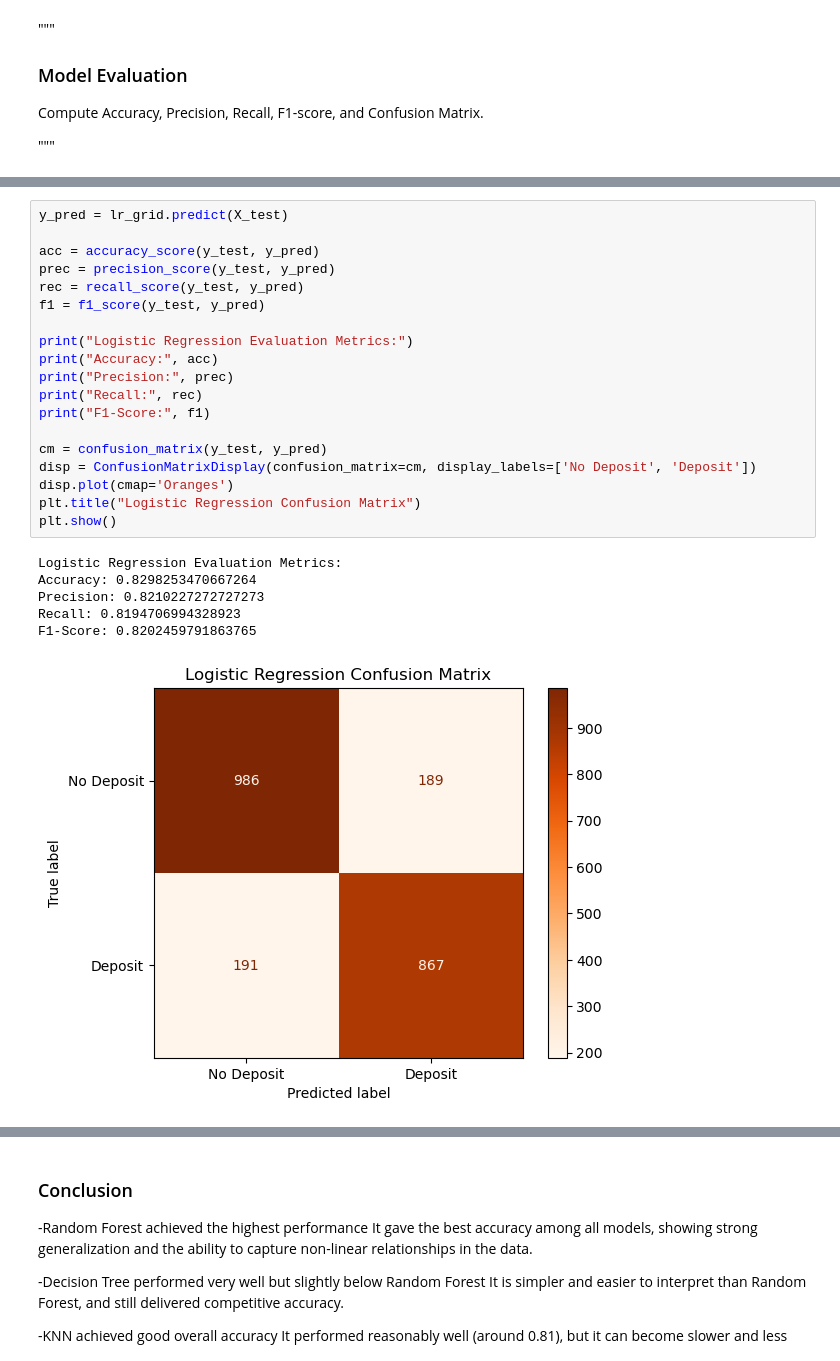
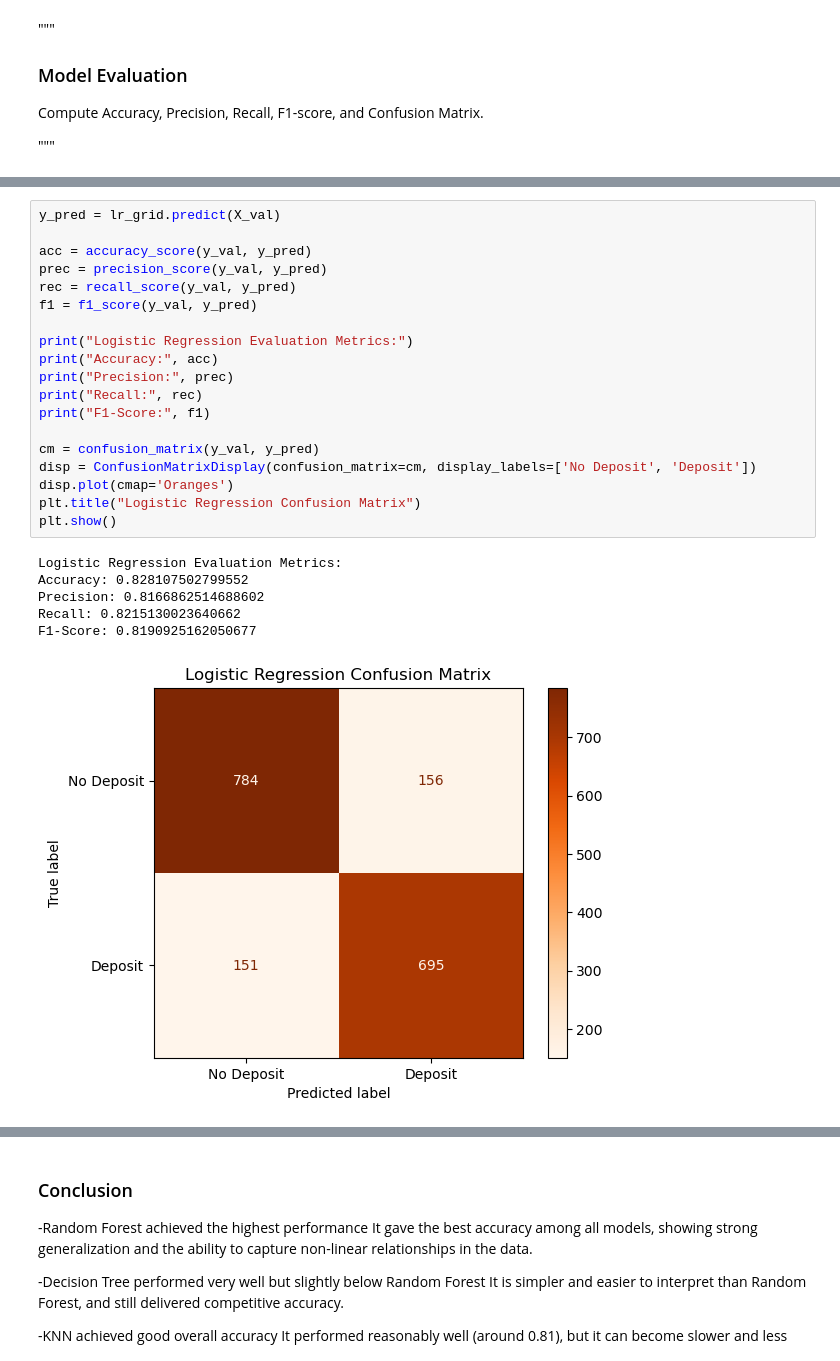
Before and after one commit to Mohamedshawky4/marketing-prediction-ML-website, a Jupyter notebook: Bank Marketing Prediction System (1).ipynb, the cells around one changed output, grey strips where cells are left out. Saved outputs shown, nothing was run; the diff lists cells and outputs as text.

```diff
--- a/Bank Marketing Prediction System (1).ipynb
+++ b/Bank Marketing Prediction System (1).ipynb
@@ -814,27 +816,27 @@ F1-Score: 0.6367254121660034
 # %%
-y_pred = lr_grid.predict(X_test)
+y_pred = lr_grid.predict(X_val)
 
-acc = accuracy_score(y_test, y_pred)
-prec = precision_score(y_test, y_pred)
-rec = recall_score(y_test, y_pred)
-f1 = f1_score(y_test, y_pred)
+acc = accuracy_score(y_val, y_pred)
+prec = precision_score(y_val, y_pred)
+rec = recall_score(y_val, y_pred)
+f1 = f1_score(y_val, y_pred)
 
 print("Logistic Regression Evaluation Metrics:")
 print("Accuracy:", acc)
 print("Precision:", prec)
 print("Recall:", rec)
 print("F1-Score:", f1)
 
-cm = confusion_matrix(y_test, y_pred)
+cm = confusion_matrix(y_val, y_pred)
 disp = ConfusionMatrixDisplay(confusion_matrix=cm, display_labels=['No Deposit', 'Deposit'])
 disp.plot(cmap='Oranges')
 plt.title("Logistic Regression Confusion Matrix")
 plt.show()
 # %% [output]
 Logistic Regression Evaluation Metrics:
-Accuracy: 0.8298253470667264
-Precision: 0.8210227272727273
-Recall: 0.8194706994328923
-F1-Score: 0.8202459791863765
+Accuracy: 0.828107502799552
+Precision: 0.8166862514688602
+Recall: 0.8215130023640662
+F1-Score: 0.8190925162050677
-[figure, old version]
+[figure, new version]
 # %%
```
Also changed, not shown: parts of 22 cells of this notebook, 1 other file.
